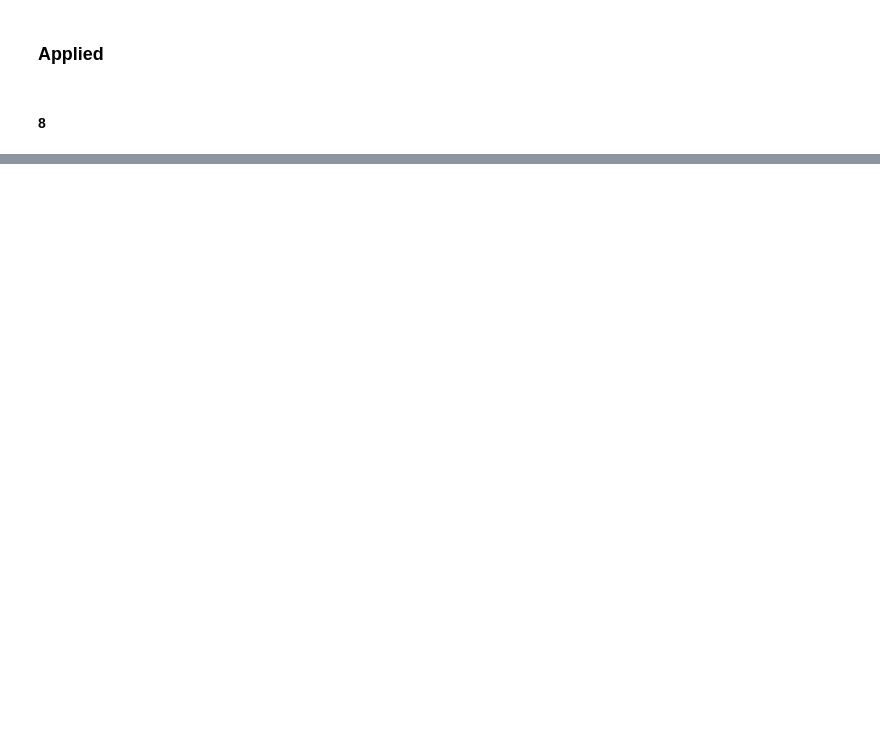
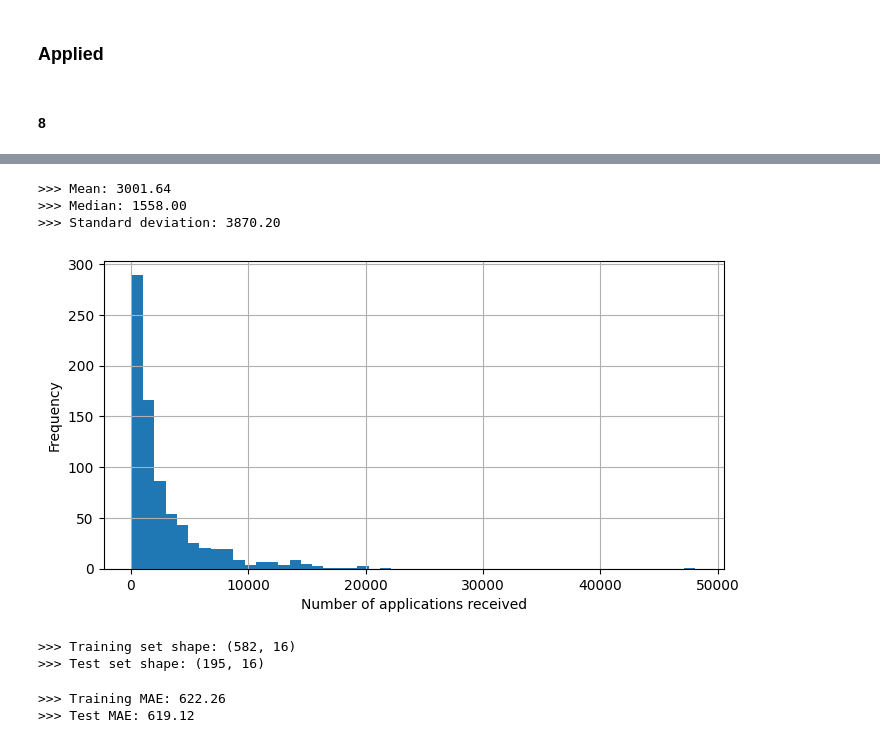
Before and after one commit to SandroAlex/statistical-learning, a Jupyter notebook: islp/chapter06.ipynb, the cells around one changed output, grey strips where cells are left out. Saved outputs shown, nothing was run; the diff lists cells and outputs as text; code cells hidden in the pictures; blank space fills up the shorter version.

```diff
--- a/islp/chapter06.ipynb
+++ b/islp/chapter06.ipynb
@@ -1414,0 +1443,6 @@ df_results
+# %%
+# Load into memory.
+college_df: pd.DataFrame = pd.read_csv("/statapp/islp/data/College.csv")
+
+# Show it.
+college_df
@@ -1414,0 +1463,57 @@ df_results
+# %%
+# Histogram target variable.
+fig, ax = subplots(figsize=(8, 4))
+college_df["Apps"].hist(bins=50, ax=ax)
+ax.set_xlabel("Number of applications received")
+ax.set_ylabel("Frequency")
+
+# Mean and standard deviation.
+print(f">>> Mean: {college_df['Apps'].mean():.2f}")
+print(f">>> Median: {college_df['Apps'].median():.2f}")
+print(f">>> Standard deviation: {college_df['Apps'].std():.2f}")
+# %% [output]
+>>> Mean: 3001.64
+>>> Median: 1558.00
+>>> Standard deviation: 3870.20
+[figure, added]
+# %%
+# (a)
+
+# Features.
+dfX: pd.DataFrame = college_df.drop(
+    columns=["Unnamed: 0", "Private", "Apps",]
+)
+
+# Target.
+sy: pd.Series = college_df["Apps"]
+
+# Data split.
+dfX_train, dfX_test, sy_train, sy_test = train_test_split(dfX, sy, train_size=0.75, random_state=56)
+
+print(f">>> Training set shape: {dfX_train.shape}")
+print(f">>> Test set shape: {dfX_test.shape}")
+# %% [output]
+>>> Training set shape: (582, 16)
+>>> Test set shape: (195, 16)
+# %%
+# b)
+
+# Fit a linear model using least squares with all predictors.
+linear_model = OLS(endog=sy_train, exog=dfX_train).fit()
+
+# Predictions in training sample.
+sy_train_hat = linear_model.predict(dfX_train)
+
+# Predictions in test sample.
+sy_test_hat = linear_model.predict(dfX_test)
+
+# Calculate mean absolute error (MAE).
+mae_train = np.abs(sy_train_hat - sy_train).mean()
+mae_test = np.abs(sy_test_hat - sy_test).mean()
+
+# Show it.
+print(f">>> Training MAE: {mae_train:.2f}")
+print(f">>> Test MAE: {mae_test:.2f}")
+# %% [output]
+>>> Training MAE: 622.26
+>>> Test MAE: 619.12
```
Also changed, not shown: parts of 36 cells of this notebook, 2 other files.
